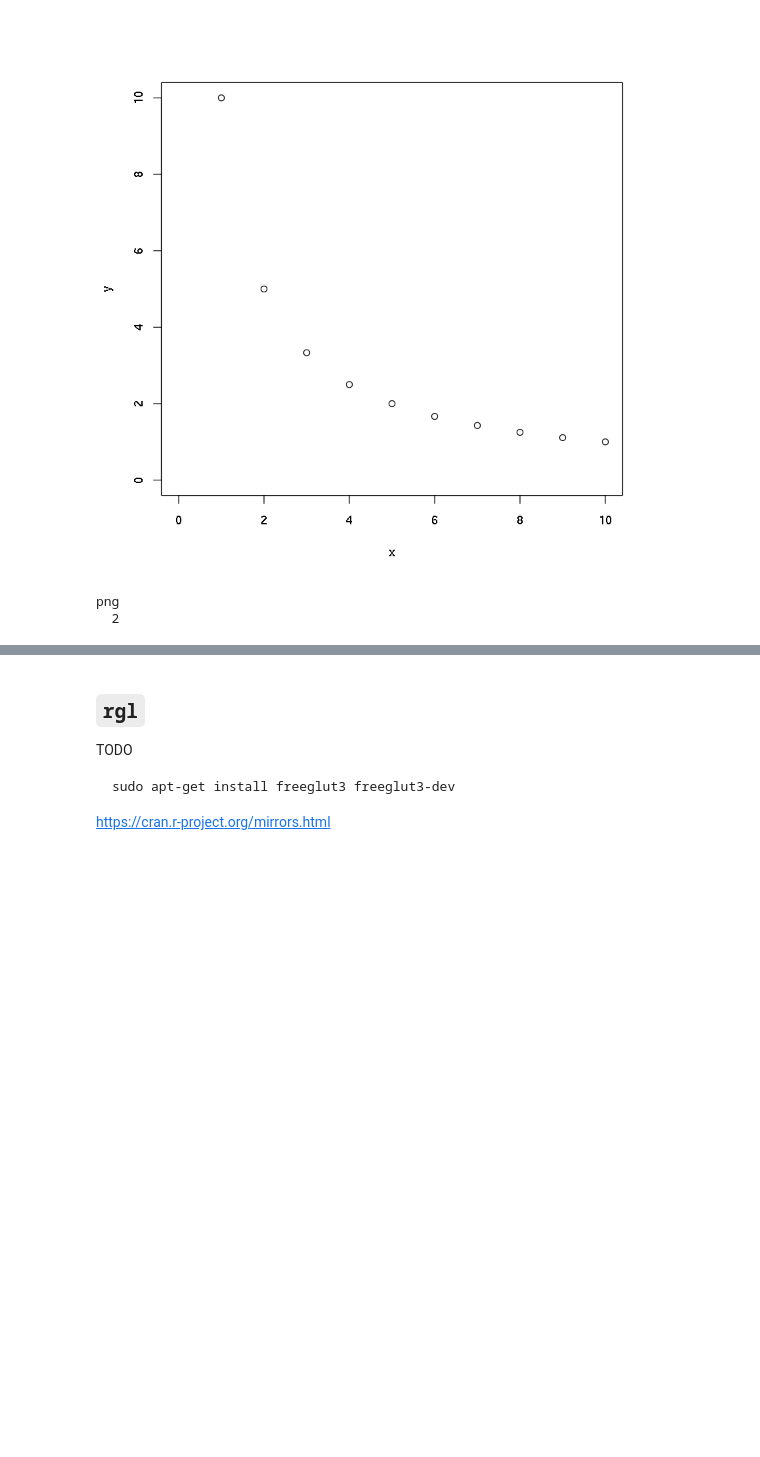
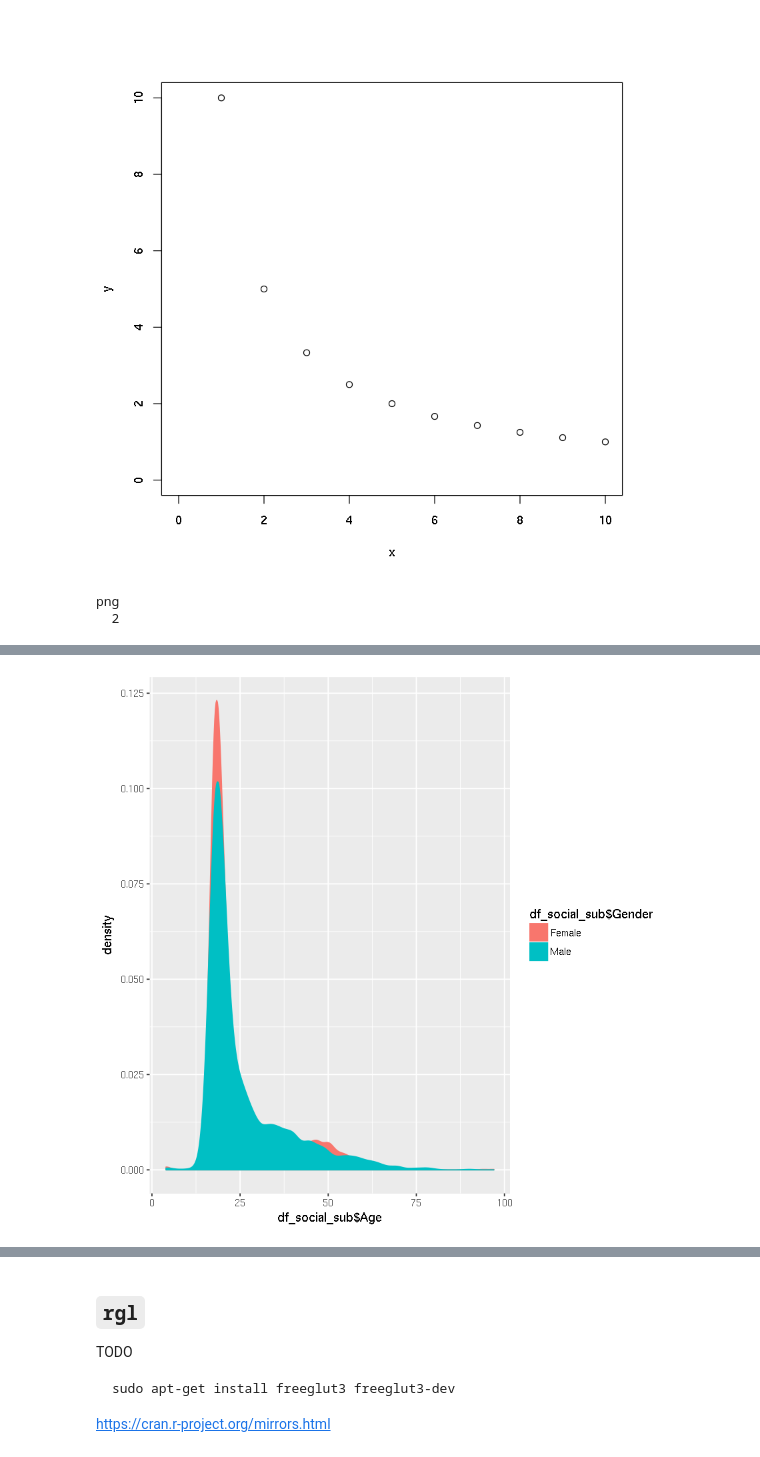
Before and after one commit to lich-uct/r_tutorial, a Jupyter notebook: 09/09.ipynb, the cells around one changed output, grey strips where cells are left out. Cells and saved outputs as stored; diff of their text form; code cells hidden in the pictures; blank space fills up the shorter version.

```diff
--- a/09/09.ipynb
+++ b/09/09.ipynb
@@ -153,0 +209,10 @@ TODO
+# %%
+ggplot(
+    df_social_sub
+    , aes(x = df_social_sub$Age, color = df_social_sub$Gender, fill = df_social_sub$Gender)
+) + geom_density(
+    na.rm = TRUE
+    , aes(y=..density..)
+)
+# %% [output]
+[figure, added]
```
Also changed, not shown: parts of 26 cells of this notebook, 4 other files.
